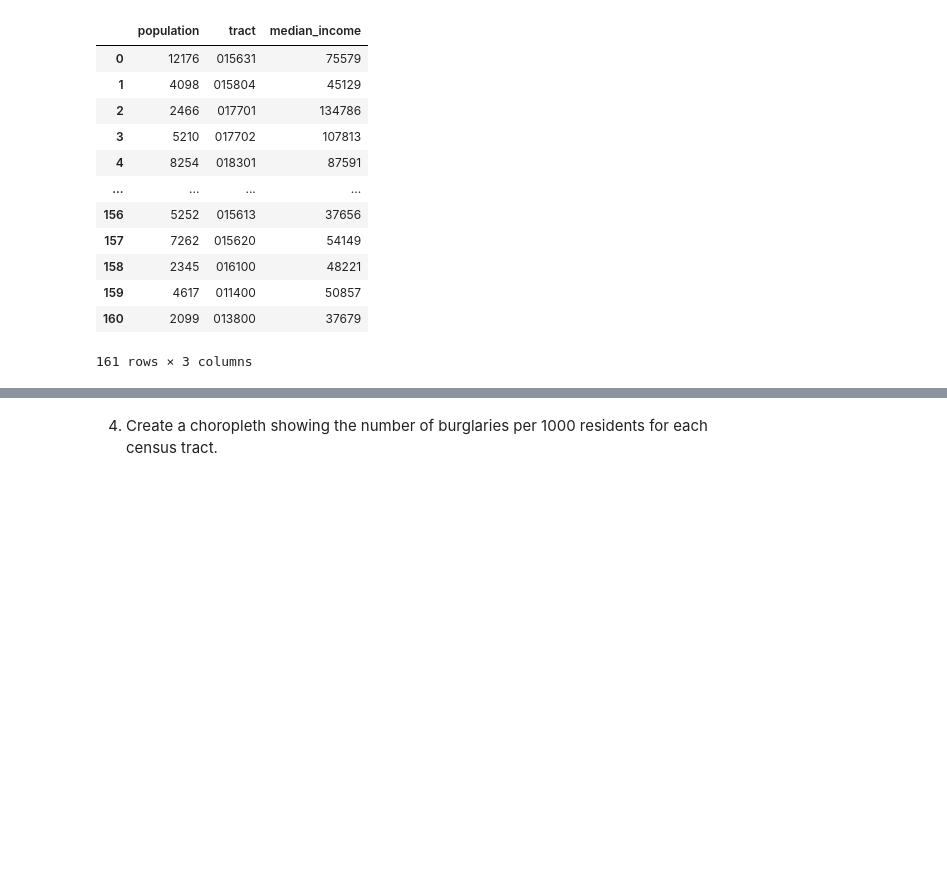
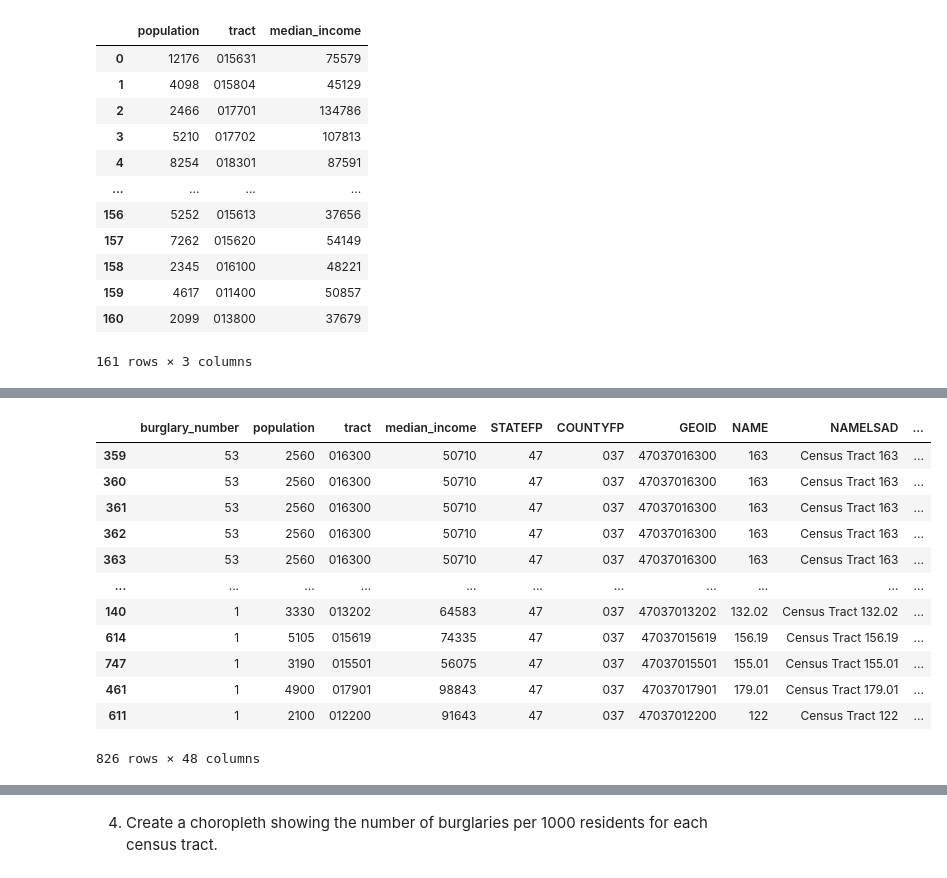
Before and after one commit to nss-data-science-cohort-5/geospatial_api-orange-oscelots, a Jupyter notebook: notebooks/Burglaries in Davidson County.ipynb, the cells around one changed output, grey strips where cells are left out. Cells and saved outputs as stored; diff of their text form; code cells hidden in the pictures; blank space fills up the shorter version.

```diff
--- a/notebooks/Burglaries in Davidson County.ipynb
+++ b/notebooks/Burglaries in Davidson County.ipynb
@@ -498,0 +473,4 @@ pop_income.merge(incidents_by_tract.rename (columns= {'TRACTCE':'tract'}))
+# %%
+#countine number of incidents in each census tract
+by_tract=pd.DataFrame(incidents_by_tract ['TRACTCE'].value_counts())
+by_tract
@@ -498,0 +491,23 @@ pop_income.merge(incidents_by_tract.rename (columns= {'TRACTCE':'tract'}))
+# %%
+#merging by_tract above with our data set burglary_incidents
+burglary_agg = (by_tract.
+               merge(burglary_incidents,
+               left_index = True,
+                right_on = 'tract')
+               .rename (columns= {'TRACTCE': 'burglary_number'})
+             .astype(dtype = {'population': 'int64'}))
+burglary_agg
+# %% [output]
+|  | burglary_number | population | tract | median_income | STATEFP | COUNTYFP | GEOID | NAME | NAMELSAD | ... |
+| 359 | 53 | 2560 | 016300 | 50710 | 47 | 037 | 47037016300 | 163 | Census Tract 163 | ... |
+| 360 | 53 | 2560 | 016300 | 50710 | 47 | 037 | 47037016300 | 163 | Census Tract 163 | ... |
+| 361 | 53 | 2560 | 016300 | 50710 | 47 | 037 | 47037016300 | 163 | Census Tract 163 | ... |
+| 362 | 53 | 2560 | 016300 | 50710 | 47 | 037 | 47037016300 | 163 | Census Tract 163 | ... |
+| 363 | 53 | 2560 | 016300 | 50710 | 47 | 037 | 47037016300 | 163 | Census Tract 163 | ... |
+| ... | ... | ... | ... | ... | ... | ... | ... | ... | ... | ... |
+| 140 | 1 | 3330 | 013202 | 64583 | 47 | 037 | 47037013202 | 132.02 | Census Tract 132.02 | ... |
+| 614 | 1 | 5105 | 015619 | 74335 | 47 | 037 | 47037015619 | 156.19 | Census Tract 156.19 | ... |
+| 747 | 1 | 3190 | 015501 | 56075 | 47 | 037 | 47037015501 | 155.01 | Census Tract 155.01 | ... |
+| 461 | 1 | 4900 | 017901 | 98843 | 47 | 037 | 47037017901 | 179.01 | Census Tract 179.01 | ... |
+| 611 | 1 | 2100 | 012200 | 91643 | 47 | 037 | 47037012200 | 122 | Census Tract 122 | ... |
+826 rows × 48 columns
```
Also changed, not shown: parts of 57 cells of this notebook.
